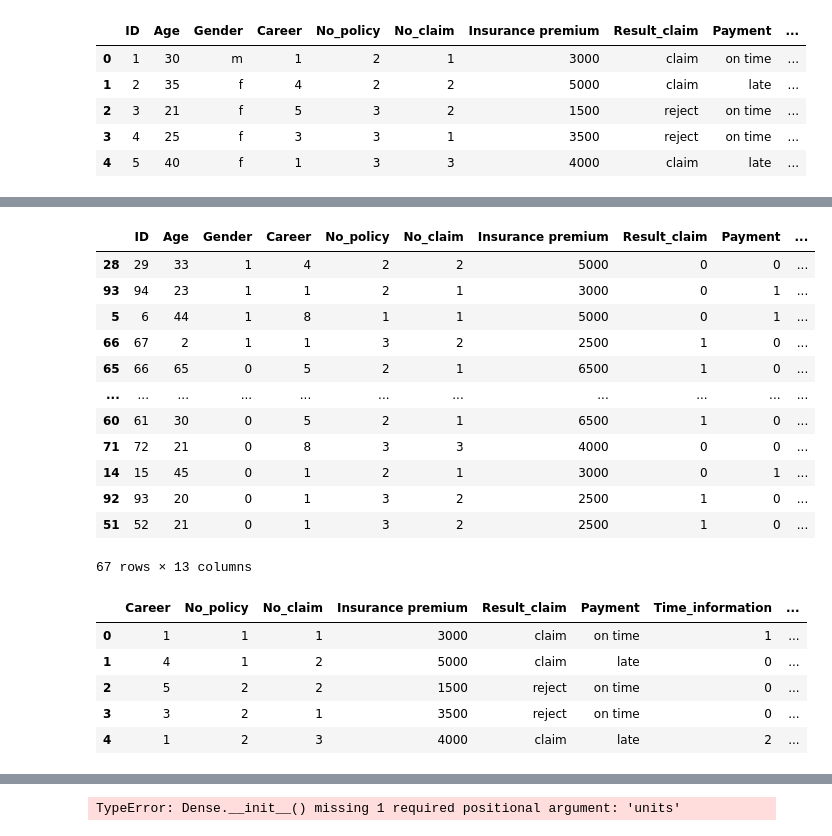
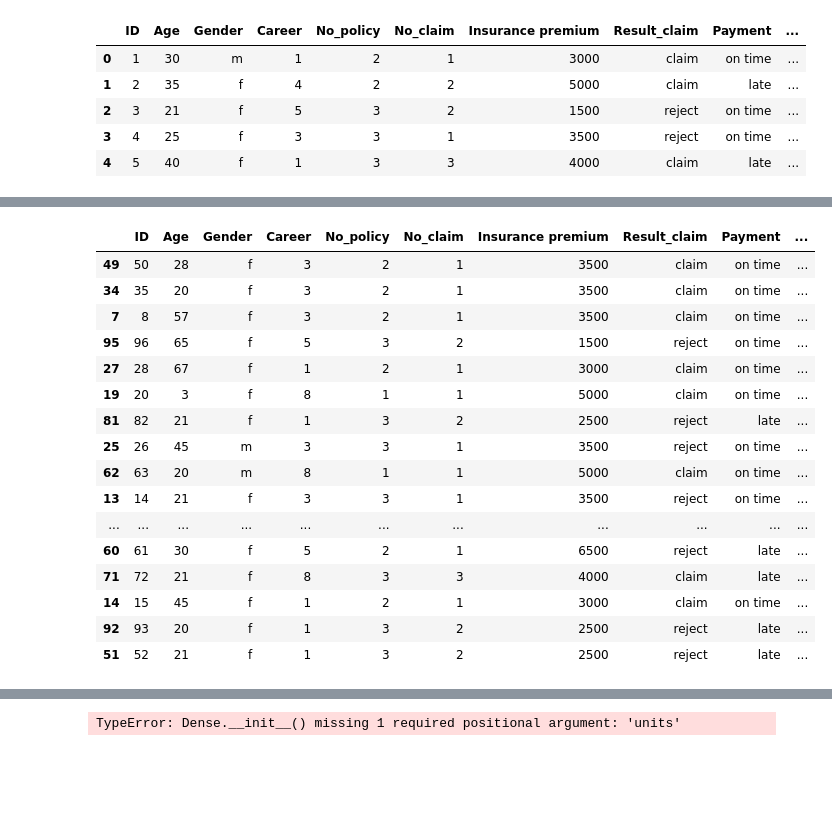
Before and after one commit to Suchada2000/MY-WORK, a Jupyter notebook: Untitled18.ipynb, the cells around one changed output, grey strips where cells are left out. Drawn from its saved outputs; the diff is of its cells as text; code cells hidden in the pictures; blank space fills up the shorter version.

```diff
--- a/Untitled18.ipynb
+++ b/Untitled18.ipynb
@@ -25,13 +27,3 @@ df.head()
 | 2 | 3 | 21 | f | 5 | 3 | 2 | 1500 | reject | on time | ... |
 | 3 | 4 | 25 | f | 3 | 3 | 1 | 3500 | reject | on time | ... |
 | 4 | 5 | 40 | f | 1 | 3 | 3 | 4000 | claim | late | ... |
-# %%
-
-from sklearn.preprocessing import LabelEncoder
-
-le = LabelEncoder()
-df['Gender'] = le.fit_transform(df['Gender'])
-df['Result_claim'] = le.fit_transform(df['Result_claim'])
-df['Payment'] = le.fit_transform(df['Payment'])
-df['Conversation'] = le.fit_transform(df['Conversation'])
-#จัดการกับข้อมูลประเภท categorical (ข้อมูลเชิงหมวดหมู่) โดยใช้การเข้ารหัส (encoding) คอลัมน์ที่เป็นข้อความให้อยู่ในรูปตัวเลข ซึ่งช่วยให้โมเดล Machine Learning เข้าใจข้อมูลนี้ได้ง่ายขึ้น
@@ -54,5 +48,6 @@ df
 # %%
 
-X = df.drop(['result'], axis=1)
+x = df.drop(['result'], axis=1)
 
 y = df['result']
+#แบ่งว่าตัสแปรไหนคือฝึกหรือทดสอบ
@@ -59,33 +70,27 @@ y = df['result']
 # %%
 from sklearn.model_selection import train_test_split
 
-X_train, X_test, y_train, y_test = train_test_split(X, y, test_size = 0.33, random_state = 42)
+x_train, x_test, y_train, y_test = train_test_split(x, y, test_size = 0.40, random_state = 42)
+#จะแบ่งเป็นกี่ %
+#ชุดทดสอบเป็น 40% 42 เพื่อให้ได้ผลลัพธ์เหมือนเดิมทุกครั้งที่รันโค้ด
 # %%
 
-X_train
+x_train
 # %% [output]
 |  | ID | Age | Gender | Career | No_policy | No_claim | Insurance premium | Result_claim | Payment | ... |
-| 28 | 29 | 33 | 1 | 4 | 2 | 2 | 5000 | 0 | 0 | ... |
-| 93 | 94 | 23 | 1 | 1 | 2 | 1 | 3000 | 0 | 1 | ... |
-| 5 | 6 | 44 | 1 | 8 | 1 | 1 | 5000 | 0 | 1 | ... |
-| 66 | 67 | 2 | 1 | 1 | 3 | 2 | 2500 | 1 | 0 | ... |
-| 65 | 66 | 65 | 0 | 5 | 2 | 1 | 6500 | 1 | 0 | ... |
+| 49 | 50 | 28 | f | 3 | 2 | 1 | 3500 | claim | on time | ... |
+| 34 | 35 | 20 | f | 3 | 2 | 1 | 3500 | claim | on time | ... |
+| 7 | 8 | 57 | f | 3 | 2 | 1 | 3500 | claim | on time | ... |
+| 95 | 96 | 65 | f | 5 | 3 | 2 | 1500 | reject | on time | ... |
+| 27 | 28 | 67 | f | 1 | 2 | 1 | 3000 | claim | on time | ... |
+| 19 | 20 | 3 | f | 8 | 1 | 1 | 5000 | claim | on time | ... |
+| 81 | 82 | 21 | f | 1 | 3 | 2 | 2500 | reject | late | ... |
+| 25 | 26 | 45 | m | 3 | 3 | 1 | 3500 | reject | on time | ... |
+| 62 | 63 | 20 | m | 8 | 1 | 1 | 5000 | claim | on time | ... |
+| 13 | 14 | 21 | f | 3 | 3 | 1 | 3500 | reject | on time | ... |
 | ... | ... | ... | ... | ... | ... | ... | ... | ... | ... | ... |
-| 60 | 61 | 30 | 0 | 5 | 2 | 1 | 6500 | 1 | 0 | ... |
-| 71 | 72 | 21 | 0 | 8 | 3 | 3 | 4000 | 0 | 0 | ... |
-| 14 | 15 | 45 | 0 | 1 | 2 | 1 | 3000 | 0 | 1 | ... |
-| 92 | 93 | 20 | 0 | 1 | 3 | 2 | 2500 | 1 | 0 | ... |
-| 51 | 52 | 21 | 0 | 1 | 3 | 2 | 2500 | 1 | 0 | ... |
+| 60 | 61 | 30 | f | 5 | 2 | 1 | 6500 | reject | late | ... |
+| 71 | 72 | 21 | f | 8 | 3 | 3 | 4000 | claim | late | ... |
+| 14 | 15 | 45 | f | 1 | 2 | 1 | 3000 | claim | on time | ... |
+| 92 | 93 | 20 | f | 1 | 3 | 2 | 2500 | reject | late | ... |
+| 51 | 52 | 21 | f | 1 | 3 | 2 | 2500 | reject | late | ... |
-67 rows × 13 columns
-# %%
-from sklearn.preprocessing import LabelEncoder
-labelencoder_x = LabelEncoder()
-x.iloc[:, 1] = labelencoder_x.fit_transform(x.iloc[:, 1]) #applying on Geography
-x.head()
-# %% [output]
-|  | Career | No_policy | No_claim | Insurance premium | Result_claim | Payment | Time_information | ... |
-| 0 | 1 | 1 | 1 | 3000 | claim | on time | 1 | ... |
-| 1 | 4 | 1 | 2 | 5000 | claim | late | 0 | ... |
-| 2 | 5 | 2 | 2 | 1500 | reject | on time | 0 | ... |
-| 3 | 3 | 2 | 1 | 3500 | reject | on time | 0 | ... |
-| 4 | 1 | 2 | 3 | 4000 | claim | late | 2 | ... |
```
Also changed, not shown: parts of 10 cells of this notebook.
